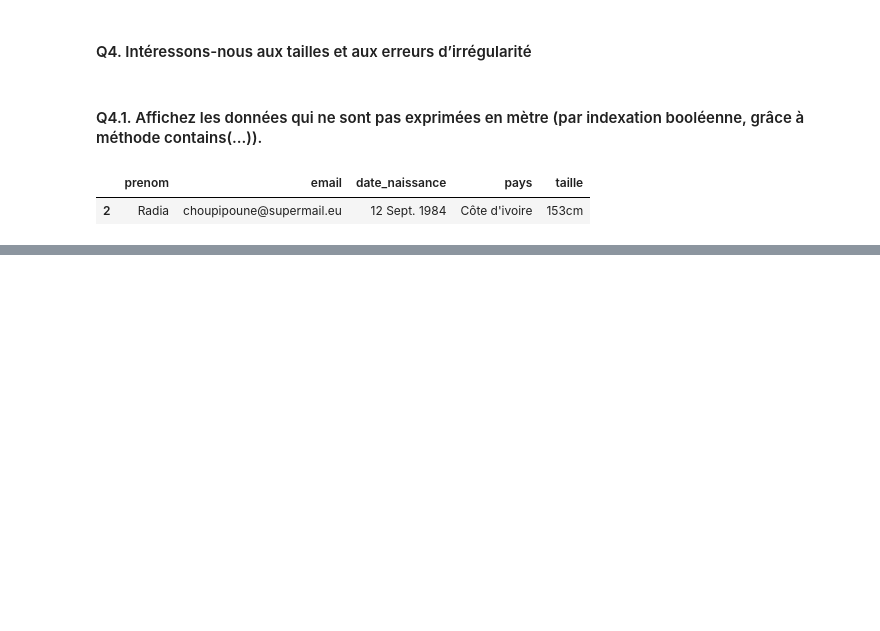
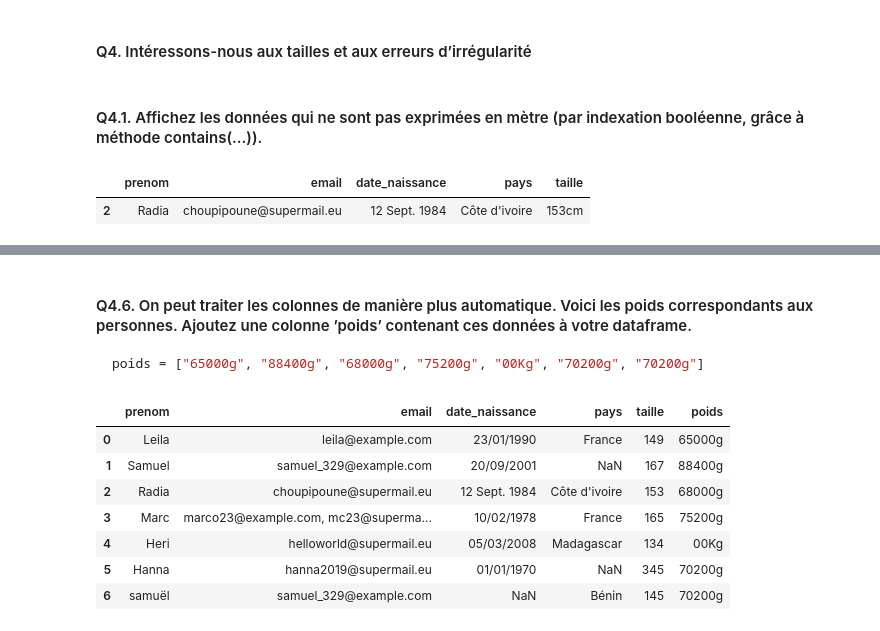
Before and after one commit to AntoineHazebrouck/modelisation-mathematique, a Jupyter notebook: tp2/tp2.ipynb, the cells around one changed output, grey strips where cells are left out. Cells and saved outputs as stored; diff of their text form; code cells hidden in the pictures; blank space fills up the shorter version.

````diff
--- a/tp2/tp2.ipynb
+++ b/tp2/tp2.ipynb
@@ -496,0 +548,6 @@ non_meters
+# %%
+without_meters = with_centimeters
+
+without_meters = without_meters.drop(columns=['taille'])
+
+without_meters
@@ -496,0 +565,6 @@ non_meters
+# %%
+renamed_as_taille = without_meters
+
+renamed_as_taille = renamed_as_taille.rename(columns={"taille_cm":"taille"})
+
+renamed_as_taille
@@ -496,0 +580,23 @@ non_meters
+# %% [markdown]
+#### Q4.6. On peut traiter les colonnes de manière plus automatique. Voici les poids correspondants aux personnes. Ajoutez une colonne ’poids’ contenant ces données à votre dataframe.
+
+```python
+poids = ["65000g", "88400g", "68000g", "75200g", "00Kg", "70200g", "70200g"]
+```
+# %%
+poids = ["65000g", "88400g", "68000g", "75200g", "00Kg", "70200g", "70200g"]
+
+poids_df = renamed_as_taille
+
+poids_df['poids'] = poids
+
+poids_df
+# %% [output]
+|  | prenom | email | date_naissance | pays | taille | poids |
+| 0 | Leila | leila@example.com | 23/01/1990 | France | 149 | 65000g |
+| 1 | Samuel | samuel_329@example.com | 20/09/2001 | NaN | 167 | 88400g |
+| 2 | Radia | choupipoune@supermail.eu | 12 Sept. 1984 | Côte d'ivoire | 153 | 68000g |
+| 3 | Marc | marco23@example.com, mc23@superma... | 10/02/1978 | France | 165 | 75200g |
+| 4 | Heri | helloworld@supermail.eu | 05/03/2008 | Madagascar | 134 | 00Kg |
+| 5 | Hanna | hanna2019@supermail.eu | 01/01/1970 | NaN | 345 | 70200g |
+| 6 | samuël | samuel_329@example.com | NaN | Bénin | 145 | 70200g |
````
Also changed, not shown: parts of 29 cells of this notebook.
